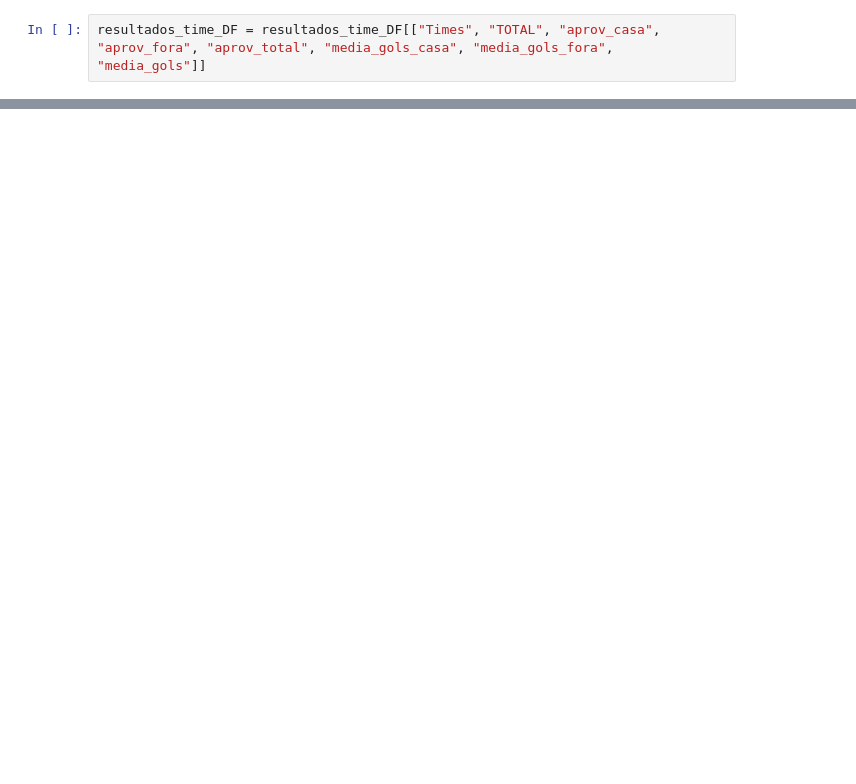
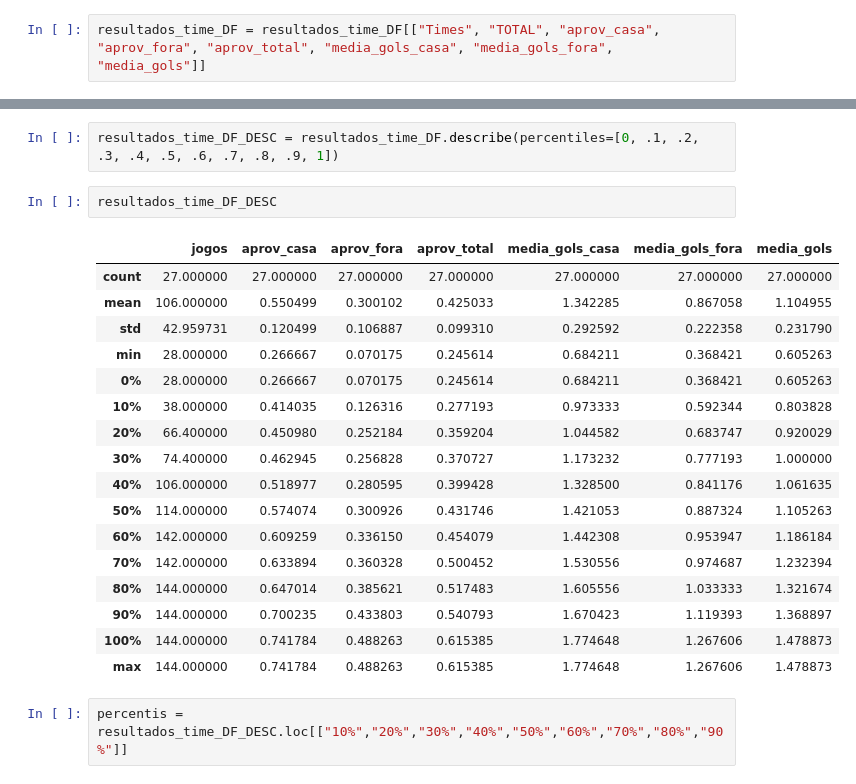
Before and after one commit to thiagozaranza/guru_da_bola, a Jupyter notebook: brasileirao.ipynb, the cells around one changed output, grey strips where cells are left out. Saved outputs shown, nothing was run; the diff lists cells and outputs as text; blank space fills up the shorter version.

```diff
--- a/brasileirao.ipynb
+++ b/brasileirao.ipynb
@@ -284,0 +290,24 @@ resultados_time_DF.sort_values(["aprov_total"], ascending = [0])
+# %%
+resultados_time_DF_DESC = resultados_time_DF.describe(percentiles=[0, .1, .2, .3, .4, .5, .6, .7, .8, .9, 1])
+# %%
+resultados_time_DF_DESC
+# %% [output]
+|  | jogos | aprov_casa | aprov_fora | aprov_total | media_gols_casa | media_gols_fora | media_gols |
+| count | 27.000000 | 27.000000 | 27.000000 | 27.000000 | 27.000000 | 27.000000 | 27.000000 |
+| mean | 106.000000 | 0.550499 | 0.300102 | 0.425033 | 1.342285 | 0.867058 | 1.104955 |
+| std | 42.959731 | 0.120499 | 0.106887 | 0.099310 | 0.292592 | 0.222358 | 0.231790 |
+| min | 28.000000 | 0.266667 | 0.070175 | 0.245614 | 0.684211 | 0.368421 | 0.605263 |
+| 0% | 28.000000 | 0.266667 | 0.070175 | 0.245614 | 0.684211 | 0.368421 | 0.605263 |
+| 10% | 38.000000 | 0.414035 | 0.126316 | 0.277193 | 0.973333 | 0.592344 | 0.803828 |
+| 20% | 66.400000 | 0.450980 | 0.252184 | 0.359204 | 1.044582 | 0.683747 | 0.920029 |
+| 30% | 74.400000 | 0.462945 | 0.256828 | 0.370727 | 1.173232 | 0.777193 | 1.000000 |
+| 40% | 106.000000 | 0.518977 | 0.280595 | 0.399428 | 1.328500 | 0.841176 | 1.061635 |
+| 50% | 114.000000 | 0.574074 | 0.300926 | 0.431746 | 1.421053 | 0.887324 | 1.105263 |
+| 60% | 142.000000 | 0.609259 | 0.336150 | 0.454079 | 1.442308 | 0.953947 | 1.186184 |
+| 70% | 142.000000 | 0.633894 | 0.360328 | 0.500452 | 1.530556 | 0.974687 | 1.232394 |
+| 80% | 144.000000 | 0.647014 | 0.385621 | 0.517483 | 1.605556 | 1.033333 | 1.321674 |
+| 90% | 144.000000 | 0.700235 | 0.433803 | 0.540793 | 1.670423 | 1.119393 | 1.368897 |
+| 100% | 144.000000 | 0.741784 | 0.488263 | 0.615385 | 1.774648 | 1.267606 | 1.478873 |
+| max | 144.000000 | 0.741784 | 0.488263 | 0.615385 | 1.774648 | 1.267606 | 1.478873 |
+# %%
+percentis = resultados_time_DF_DESC.loc[["10%","20%","30%","40%","50%","60%","70%","80%","90%"]]
```
Also changed, not shown: parts of 18 cells of this notebook.
